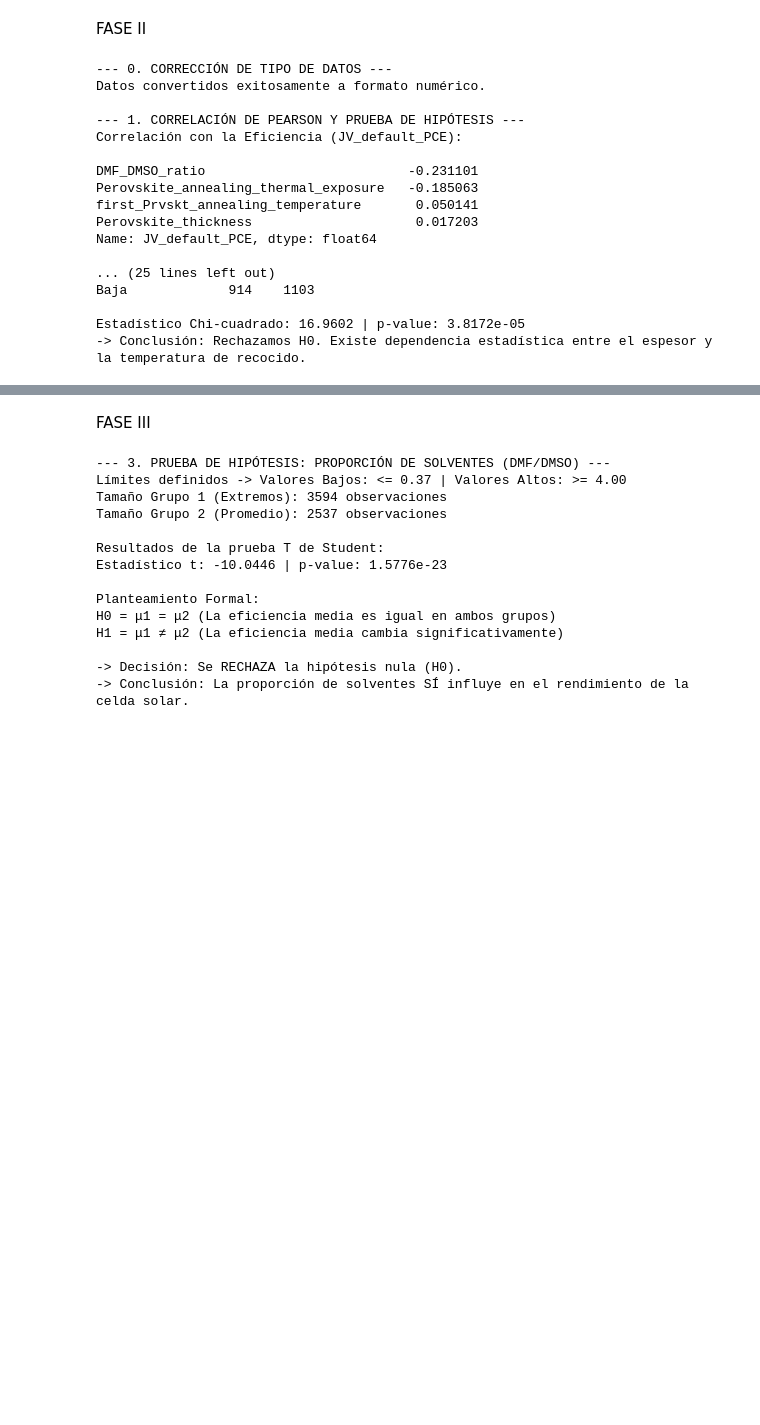
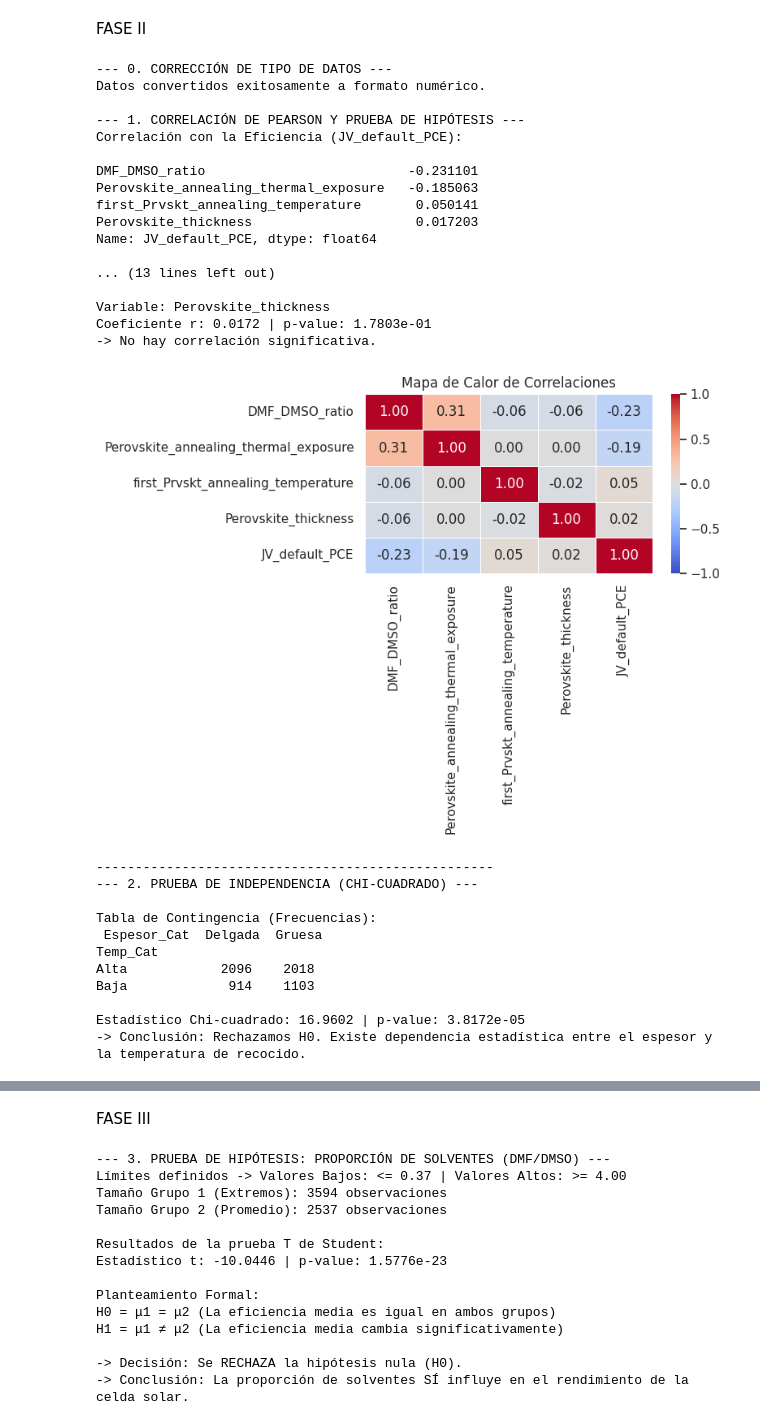
Before and after one commit to harrisonvills/analisis-perovskita-python, a Jupyter notebook: analisis_estadistico.ipynb, the cells around one changed output, grey strips where cells are left out. Drawn from its saved outputs; the diff is of its cells as text; code cells hidden in the pictures; blank space fills up the shorter version.

```diff
--- a/analisis_estadistico.ipynb
+++ b/analisis_estadistico.ipynb
@@ -103,7 +134,7 @@ print("Datos convertidos exitosamente a formato numérico.")
 
 print("\n--- 1. CORRELACIÓN DE PEARSON Y PRUEBA DE HIPÓTESIS ---")
 # Calculamos la matriz de correlación de Pearson
-matriz_corr = df_clean.corr(method='pearson')
+matriz_corr = df_clean.corr(method='pearson', numeric_only=True)
 print("Correlación con la Eficiencia (JV_default_PCE):\n")
 print(matriz_corr['JV_default_PCE'].drop('JV_default_PCE', errors='ignore'))
 
@@ -120,6 +151,17 @@ for col in columnas_entrada:
          print("-> Correlación estadísticamente significativa.")
     else:
          print("-> No hay correlación significativa.")
+
+plt.figure(figsize=(8, 6))
+cols_mapa = ['DMF_DMSO_ratio', 'Perovskite_annealing_thermal_exposure',
+             'first_Prvskt_annealing_temperature', 'Perovskite_thickness', 'JV_default_PCE']
+matriz_corr = df_clean[cols_mapa].corr()
+
+# Creamos el mapa de calor
+sns.heatmap(matriz_corr, annot=True, cmap='coolwarm', fmt=".2f", linewidths=.5, vmin=-1, vmax=1)
+plt.title('Mapa de Calor de Correlaciones')
+plt.tight_layout()
+plt.show()
 
 print("\n---------------------------------------------------")
 print("--- 2. PRUEBA DE INDEPENDENCIA (CHI-CUADRADO) ---")
@@ -131,34 +173,55 @@ df_clean.loc[:, 'Temp_Cat'] = ['Alta' if x >= mediana_temp else 'Baja' for x in
 # Discretizar espesor usando la mediana ("Gruesa" vs "Delgada") [cite: 54]
 mediana_espesor = df_clean['Perovskite_thickness'].median()
 df_clean.loc[:, 'Espesor_Cat'] = ['Gruesa' if x >= mediana_espesor else 'Delgada' for x in df_clean['Perovskite_thickness']]
 
 # Crear tabla de contingencia
 tabla_contingencia = pd.crosstab(df_clean['Temp_Cat'], df_clean['Espesor_Cat'])
 print("\nTabla de Contingencia (Frecuencias):\n", tabla_contingencia)
 
 # Aplicar prueba de Chi-cuadrado [cite: 54]
 chi2, p_val_chi2, dof, expected = stats.chi2_contingency(tabla_contingencia)
 print(f"\nEstadístico Chi-cuadrado: {chi2:.4f} | p-value: {p_val_chi2:.4e}")
 
 if p_val_chi2 < 0.05:
     print("-> Conclusión: Rechazamos H0. Existe dependencia estadística entre el espesor y la temperatura de recocido.")
 else:
     print("-> Conclusión: No rechazamos H0. Son estadísticamente independientes.")
+
+plt.figure(figsize=(8, 5))
+sns.countplot(data=df_clean, x='Temp_Cat', hue='Espesor_Cat', palette='viridis')
+plt.title('Relación entre Temperatura de Recocido y Espesor de Capa')
+plt.xlabel('Temperatura de Recocido')
+plt.ylabel('Cantidad de Observaciones')
+plt.legend(title='Espesor Final')
+plt.tight_layout()
+plt.show()
 # %% [output]
 --- 0. CORRECCIÓN DE TIPO DE DATOS ---
 Datos convertidos exitosamente a formato numérico.
 
 --- 1. CORRELACIÓN DE PEARSON Y PRUEBA DE HIPÓTESIS ---
 Correlación con la Eficiencia (JV_default_PCE):
 
 DMF_DMSO_ratio                          -0.231101
 Perovskite_annealing_thermal_exposure   -0.185063
 first_Prvskt_annealing_temperature       0.050141
 Perovskite_thickness                     0.017203
 Name: JV_default_PCE, dtype: float64
 
-... (25 lines left out)
-Baja             914    1103
+... (13 lines left out)
 
-Estadístico Chi-cuadrado: 16.9602 | p-value: 3.8172e-05
--> Conclusión: Rechazamos H0. Existe dependencia estadística entre el espesor y la temperatura de recocido.
+Variable: Perovskite_thickness
+Coeficiente r: 0.0172 | p-value: 1.7803e-01
+-> No hay correlación significativa.
+[figure, added]
+---------------------------------------------------
+--- 2. PRUEBA DE INDEPENDENCIA (CHI-CUADRADO) ---
+
+Tabla de Contingencia (Frecuencias):
+ Espesor_Cat  Delgada  Gruesa
+Temp_Cat
+Alta            2096    2018
+Baja             914    1103
+
+Estadístico Chi-cuadrado: 16.9602 | p-value: 3.8172e-05
+-> Conclusión: Rechazamos H0. Existe dependencia estadística entre el espesor y la temperatura de recocido.
```
Also changed, not shown: parts of 4 cells of this notebook.
